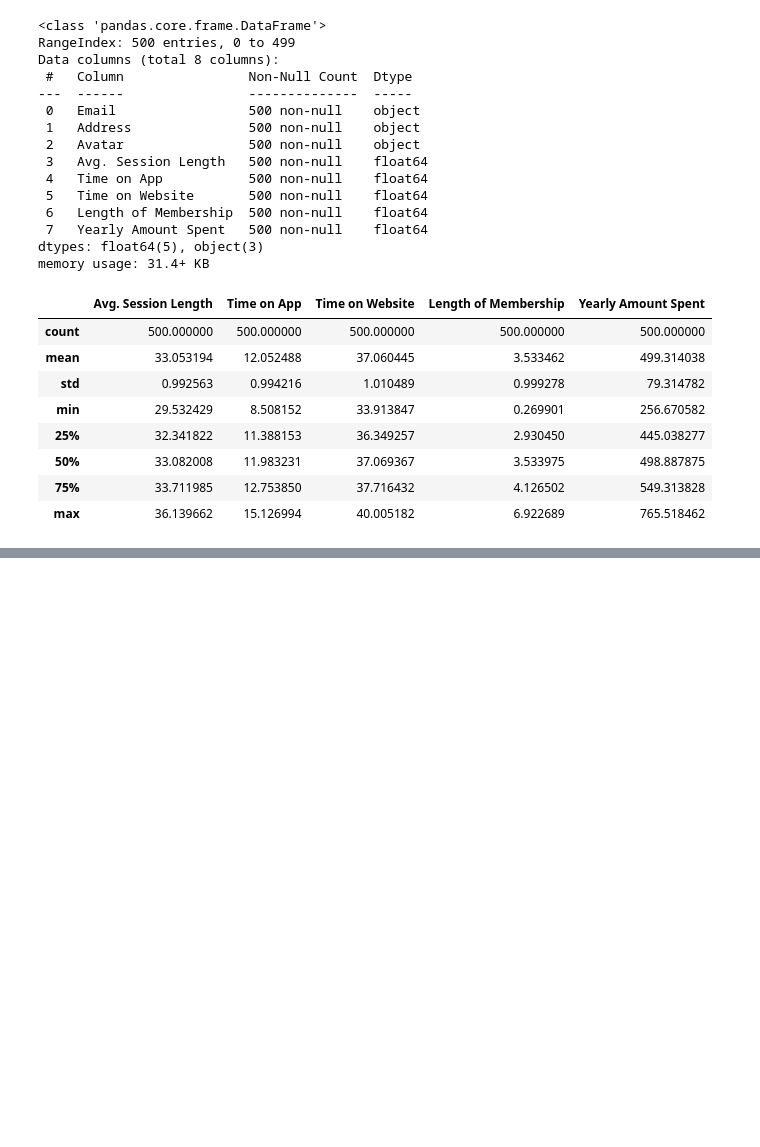
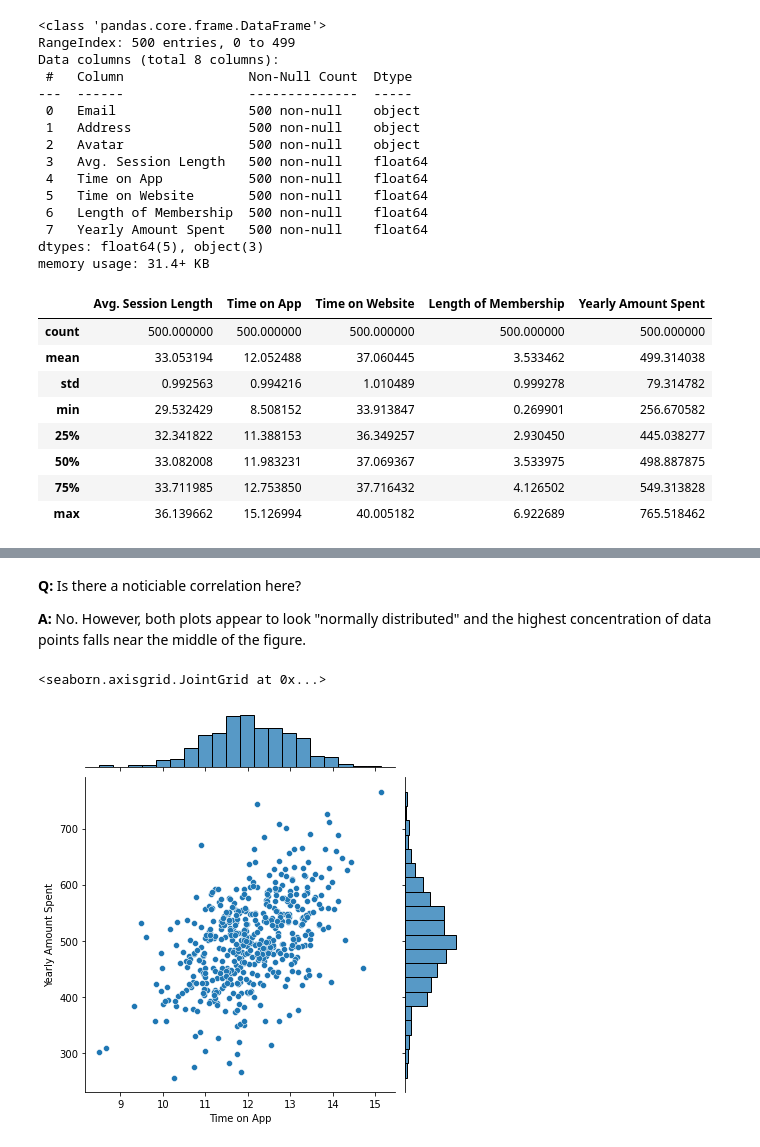
Before and after one commit to badickey/Linear-Regression-Project, a Jupyter notebook: Linear_Regression_Project.ipynb, the cells around one changed output, grey strips where cells are left out. Cells and saved outputs as stored; diff of their text form; code cells hidden in the pictures; blank space fills up the shorter version.

```diff
--- a/Linear_Regression_Project.ipynb
+++ b/Linear_Regression_Project.ipynb
@@ -64,0 +74,11 @@ customer_data.describe()
+# %% [markdown]
+**Q:** Is there a noticiable correlation here?
+
+**A:** No. However, both plots appear to look "normally distributed" and the highest concentration of data points falls near the middle of the figure.
+# %%
+#Creating a jointplot to compare the "Time on App" and "Yearly Amount Spent" columns
+
+sns.jointplot(data=customer_data, x='Time on App', y='Yearly Amount Spent')
+# %% [output]
+<seaborn.axisgrid.JointGrid at 0x...>
+[figure, added]
```
Also changed, not shown: parts of 35 cells of this notebook.
